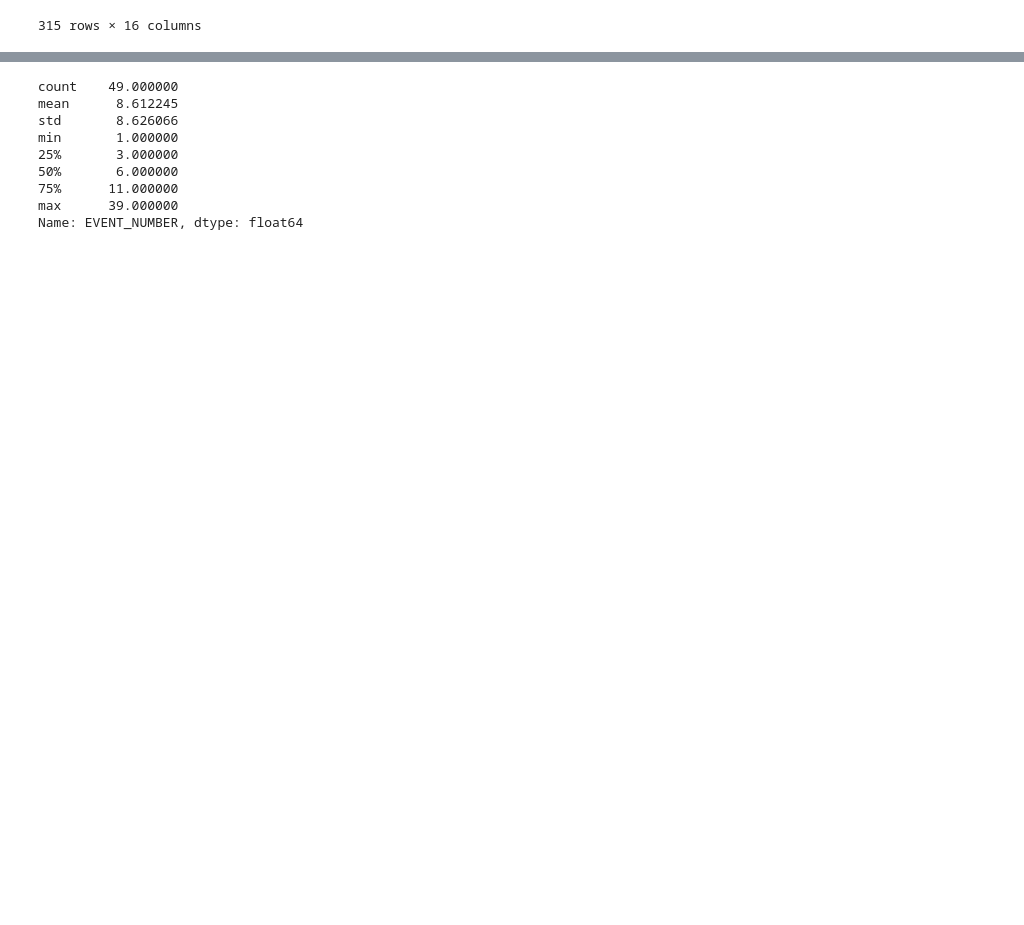
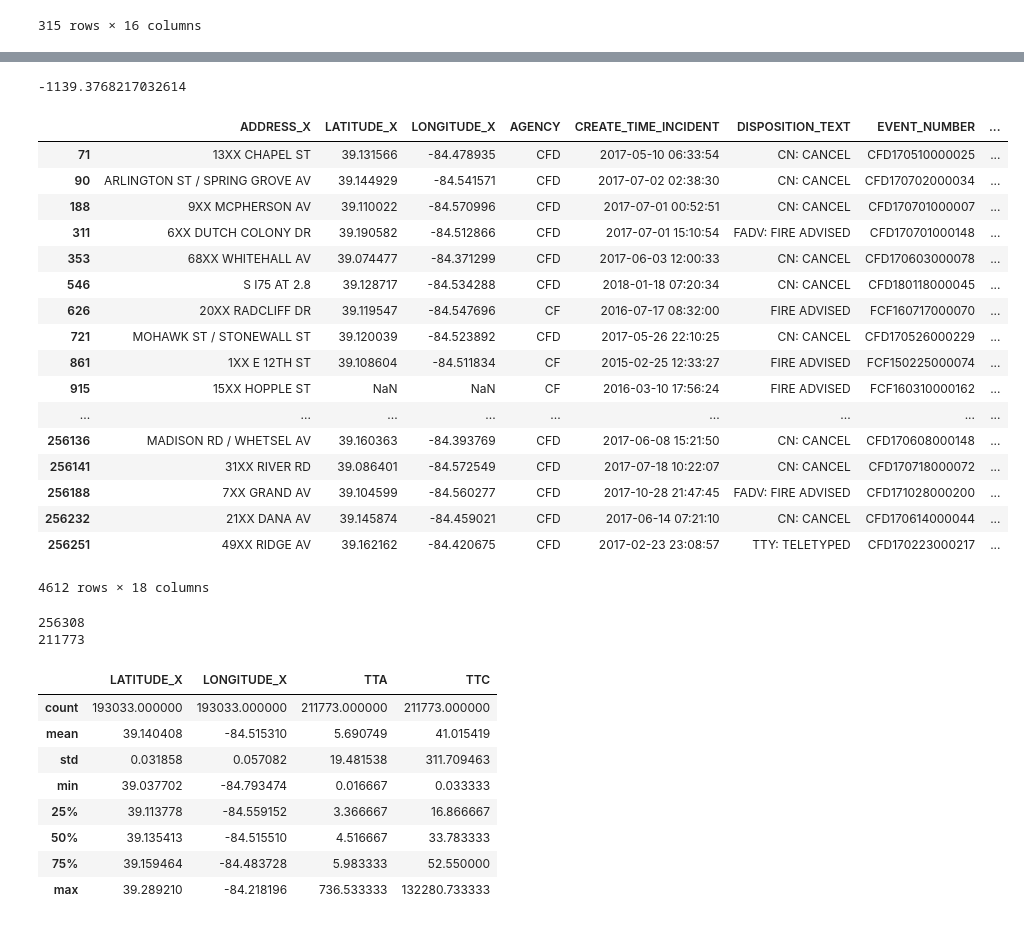
Before and after one commit to billmcmillin/python-data-day, a Jupyter notebook: sample/fire_incidents.ipynb, the cells around one changed output, grey strips where cells are left out. Cells and saved outputs as stored; diff of their text form; code cells hidden in the pictures; blank space fills up the shorter version.

```diff
--- a/sample/fire_incidents.ipynb
+++ b/sample/fire_incidents.ipynb
@@ -29,0 +189,6 @@ pandas.core.series.Series
+# %%
+#Cool. What was the arrival time?
+import datetime
+
+TTA = pd.to_timedelta(fire_df['ARRIVAL_TIME_PRIMARY_UNIT'] - fire_df['DISPATCH_TIME_PRIMARY_UNIT'])
+TTC = pd.to_timedelta(fire_df['CLOSED_TIME_INCIDENT'] - fire_df['CREATE_TIME_INCIDENT'])
@@ -137,0 +316,9 @@ od_counts.plot(kind='bar');
+# %%
+## add the derived variables to the main dataframe
+TTA_int = TTA / np.timedelta64(1, 'm')
+TTA_int
+fire_df['TTA'] = TTA_int
+# %%
+TTC_int = TTC / np.timedelta64(1, 'm')
+TTC_int
+fire_df['TTC'] = TTC_int
@@ -138,12 +360,52 @@ od_counts.plot(kind='bar');
+# %%
+fire_df['TTA'].mean()
+# %% [output]
+-1139.3768217032614
+# %%
+#huhwhat? Let's see where the negative response time is coming from
+outliers = (fire_df[fire_df['TTA'] <= 0])
+outliers2 = (fire_df[fire_df['TTC'] <= 0])
+outliers2
+# %% [output]
+|  | ADDRESS_X | LATITUDE_X | LONGITUDE_X | AGENCY | CREATE_TIME_INCIDENT | DISPOSITION_TEXT | EVENT_NUMBER | ... |
+| 71 | 13XX CHAPEL ST | 39.131566 | -84.478935 | CFD | 2017-05-10 06:33:54 | CN: CANCEL | CFD170510000025 | ... |
+| 90 | ARLINGTON ST / SPRING GROVE AV | 39.144929 | -84.541571 | CFD | 2017-07-02 02:38:30 | CN: CANCEL | CFD170702000034 | ... |
+| 188 | 9XX MCPHERSON AV | 39.110022 | -84.570996 | CFD | 2017-07-01 00:52:51 | CN: CANCEL | CFD170701000007 | ... |
+| 311 | 6XX DUTCH COLONY DR | 39.190582 | -84.512866 | CFD | 2017-07-01 15:10:54 | FADV: FIRE ADVISED | CFD170701000148 | ... |
+| 353 | 68XX WHITEHALL AV | 39.074477 | -84.371299 | CFD | 2017-06-03 12:00:33 | CN: CANCEL | CFD170603000078 | ... |
+| 546 | S I75 AT 2.8 | 39.128717 | -84.534288 | CFD | 2018-01-18 07:20:34 | CN: CANCEL | CFD180118000045 | ... |
+| 626 | 20XX RADCLIFF DR | 39.119547 | -84.547696 | CF | 2016-07-17 08:32:00 | FIRE ADVISED | FCF160717000070 | ... |
+| 721 | MOHAWK ST / STONEWALL ST | 39.120039 | -84.523892 | CFD | 2017-05-26 22:10:25 | CN: CANCEL | CFD170526000229 | ... |
+| 861 | 1XX E 12TH ST | 39.108604 | -84.511834 | CF | 2015-02-25 12:33:27 | FIRE ADVISED | FCF150225000074 | ... |
+| 915 | 15XX HOPPLE ST | NaN | NaN | CF | 2016-03-10 17:56:24 | FIRE ADVISED | FCF160310000162 | ... |
+| ... | ... | ... | ... | ... | ... | ... | ... | ... |
+| 256136 | MADISON RD / WHETSEL AV | 39.160363 | -84.393769 | CFD | 2017-06-08 15:21:50 | CN: CANCEL | CFD170608000148 | ... |
+| 256141 | 31XX RIVER RD | 39.086401 | -84.572549 | CFD | 2017-07-18 10:22:07 | CN: CANCEL | CFD170718000072 | ... |
+| 256188 | 7XX GRAND AV | 39.104599 | -84.560277 | CFD | 2017-10-28 21:47:45 | FADV: FIRE ADVISED | CFD171028000200 | ... |
+| 256232 | 21XX DANA AV | 39.145874 | -84.459021 | CFD | 2017-06-14 07:21:10 | CN: CANCEL | CFD170614000044 | ... |
+| 256251 | 49XX RIDGE AV | 39.162162 | -84.420675 | CFD | 2017-02-23 23:08:57 | TTY: TELETYPED | CFD170223000217 | ... |
+4612 rows × 18 columns
+# %%
+# So no arrival time was recorded, leaving us with huge negative numbers that skew the mean. Let's drop those.
+# We also have many cases of NaN, so we'll remove those as well
+print(len(fire_df))
+
+clean_df = fire_df[fire_df['TTA'] > 0]
+clean_df = clean_df[clean_df['TTC'] > 0]
+
+print(len(clean_df))
+# %% [output]
+256308
+211773
 # %%
-od_counts.describe()
+clean_df.describe()
 # %% [output]
-count    49.000000
-mean      8.612245
-std       8.626066
-min       1.000000
-25%       3.000000
-50%       6.000000
-75%      11.000000
-max      39.000000
-Name: EVENT_NUMBER, dtype: float64
+|  | LATITUDE_X | LONGITUDE_X | TTA | TTC |
+| count | 193033.000000 | 193033.000000 | 211773.000000 | 211773.000000 |
+| mean | 39.140408 | -84.515310 | 5.690749 | 41.015419 |
+| std | 0.031858 | 0.057082 | 19.481538 | 311.709463 |
+| min | 39.037702 | -84.793474 | 0.016667 | 0.033333 |
+| 25% | 39.113778 | -84.559152 | 3.366667 | 16.866667 |
+| 50% | 39.135413 | -84.515510 | 4.516667 | 33.783333 |
+| 75% | 39.159464 | -84.483728 | 5.983333 | 52.550000 |
+| max | 39.289210 | -84.218196 | 736.533333 | 132280.733333 |
```
Also changed, not shown: parts of 28 cells of this notebook.
